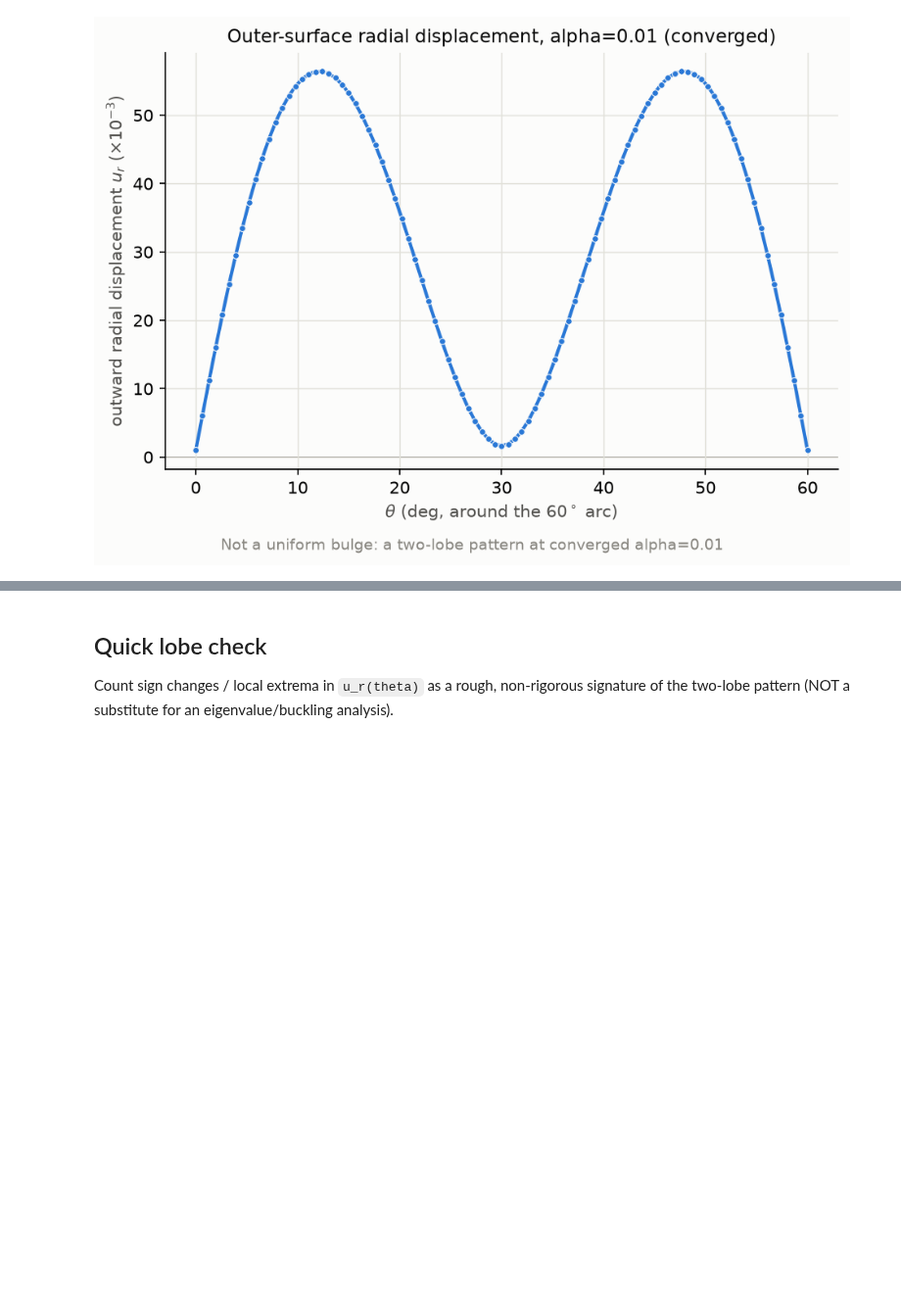
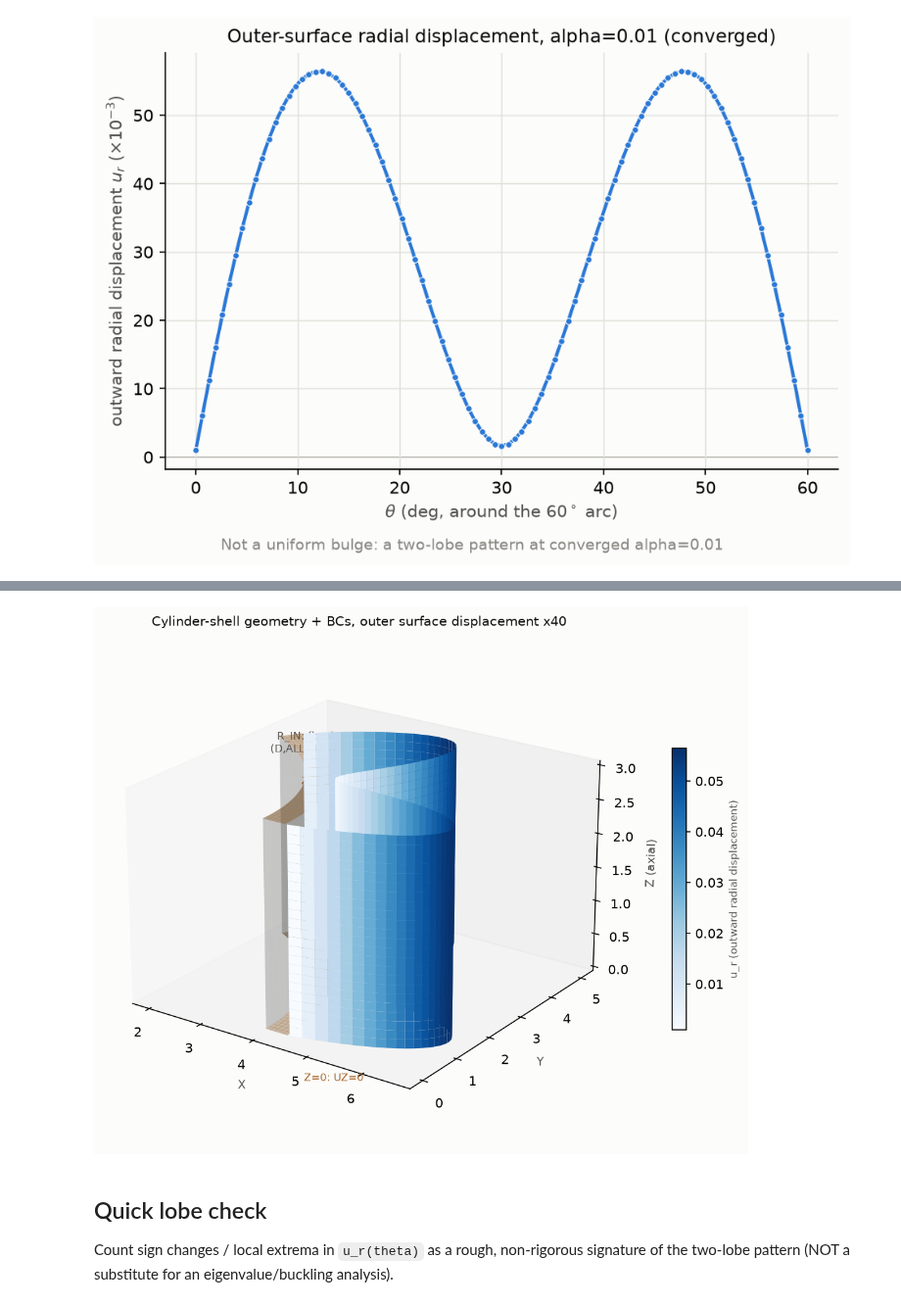
Before and after one commit to keisuke58/pde-fem-biofilm, a Jupyter notebook: ansys_usermat/apdl/cylinder_shell_bulge_analysis.ipynb, the cells around one changed output, grey strips where cells are left out. Shown at 98% size. Saved outputs shown, nothing was run; the diff lists cells and outputs as text; code cells hidden in the pictures; blank space fills up the shorter version.

```diff
--- a/ansys_usermat/apdl/cylinder_shell_bulge_analysis.ipynb
+++ b/ansys_usermat/apdl/cylinder_shell_bulge_analysis.ipynb
@@ -97,3 +115,79 @@ plt.show()
+# %%
+import numpy as np
+from mpl_toolkits.mplot3d import Axes3D  # noqa: F401 (registers the 3D projection)
+
+R_IN = 4.0
+R_MID = 4.3
+ARC_DEG = 60.0
+EXAGGERATION = 40.0  # displacement is ~0.06 units on a ~4.4-unit radius -- invisible unscaled
+
+theta_arr = np.array(theta)
+u_r_arr = np.array(u_r)
+theta_rad = np.radians(theta_arr)
+
+n_z = 24
+z_grid = np.linspace(0, LEN, n_z)
+Theta, Z = np.meshgrid(theta_rad, z_grid)
+U = np.tile(u_r_arr, (n_z, 1))
+R = R_OUT + EXAGGERATION * U
+
+X = R * np.cos(Theta)
+Y = R * np.sin(Theta)
+
+norm = plt.Normalize(vmin=u_r_arr.min(), vmax=u_r_arr.max())
+cmap = plt.get_cmap("Blues")
+facecolors = cmap(norm(U))
+
+fig = plt.figure(figsize=(8.0, 6.0), dpi=150)
+fig.patch.set_facecolor(SURFACE)
+ax = fig.add_subplot(111, projection="3d")
+ax.set_facecolor(SURFACE)
+
+# displaced, colored growth-layer outer surface
+ax.plot_surface(X, Y, Z, facecolors=facecolors, rstride=1, cstride=1,
+                 linewidth=0, antialiased=True, shade=False, zorder=2)
+
+# inner radius: fixed (D,ALL,ALL,0) -- gray, translucent
+theta_fine = np.linspace(0, np.radians(ARC_DEG), 40)
+Theta_in, Z_in = np.meshgrid(theta_fine, [0, LEN])
+X_in = R_IN * np.cos(Theta_in)
+Y_in = R_IN * np.sin(Theta_in)
+ax.plot_surface(X_in, Y_in, Z_in, color=INK_MUTED, alpha=0.25, linewidth=0, zorder=1)
+ax.text(R_IN * math.cos(math.radians(ARC_DEG / 2)), R_IN * math.sin(math.radians(ARC_DEG / 2)),
+        LEN * 1.12, "R_IN: fixed\n(D,ALL,ALL,0)", color=INK_SECONDARY, fontsize=8, ha="center")
+
+# axial-end faces: UZ=0 -- hatched rings at Z=0 and Z=LEN
+for z_end, label_dy in [(0.0, -0.35), (LEN, 0.35)]:
+    r_ring = np.linspace(R_IN, R_OUT, 6)
+    Theta_end, R_end = np.meshgrid(theta_fine, r_ring)
+    X_end = R_end * np.cos(Theta_end)
+    Y_end = R_end * np.sin(Theta_end)
+    Z_end = np.full_like(X_end, z_end)
+    ax.plot_surface(X_end, Y_end, Z_end, color="#c9853a", alpha=0.35,
+                     linewidth=0.3, edgecolor="#c9853a", zorder=1)
+ax.text(R_OUT * math.cos(0) + 0.3, R_OUT * math.sin(0), -0.6,
+        "Z=0: UZ=0", color="#a8672a", fontsize=8, ha="left")
+ax.text(R_OUT * math.cos(0) + 0.3, R_OUT * math.sin(0), LEN + 0.6,
+        "Z=LEN: UZ=0", color="#a8672a", fontsize=8, ha="left")
+
+ax.set_xlabel("X", fontsize=9, color=INK_SECONDARY)
+ax.set_ylabel("Y", fontsize=9, color=INK_SECONDARY)
+ax.set_zlabel("Z (axial)", fontsize=9, color=INK_SECONDARY)
+ax.set_title(f"Cylinder-shell geometry + BCs, outer surface displacement x{EXAGGERATION:.0f}",
+             fontsize=10, color=INK_PRIMARY)
+ax.set_box_aspect((1, 1, LEN / R_OUT))
+ax.view_init(elev=22, azim=-55)
+ax.grid(False)
+
+mappable = plt.cm.ScalarMappable(norm=norm, cmap=cmap)
+mappable.set_array([])
+cbar = fig.colorbar(mappable, ax=ax, shrink=0.55, pad=0.08)
+cbar.set_label("u_r (outward radial displacement)", fontsize=8, color=INK_SECONDARY)
+
+fig.tight_layout()
+plt.show()
+# %% [output]
+[figure, added]
 # %% [markdown]
 ## Quick lobe check
 
```
Also changed, not shown: parts of 1 cell of this notebook.
